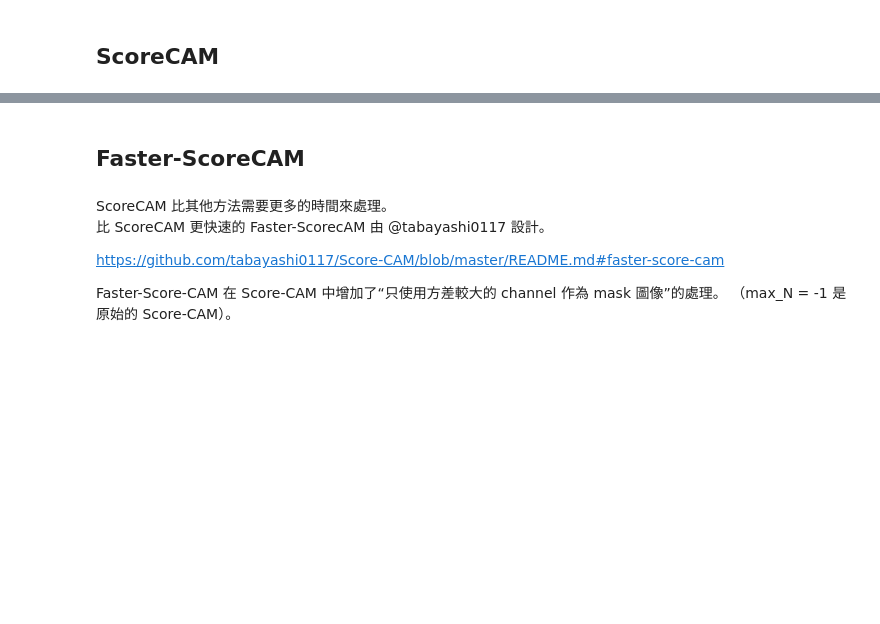
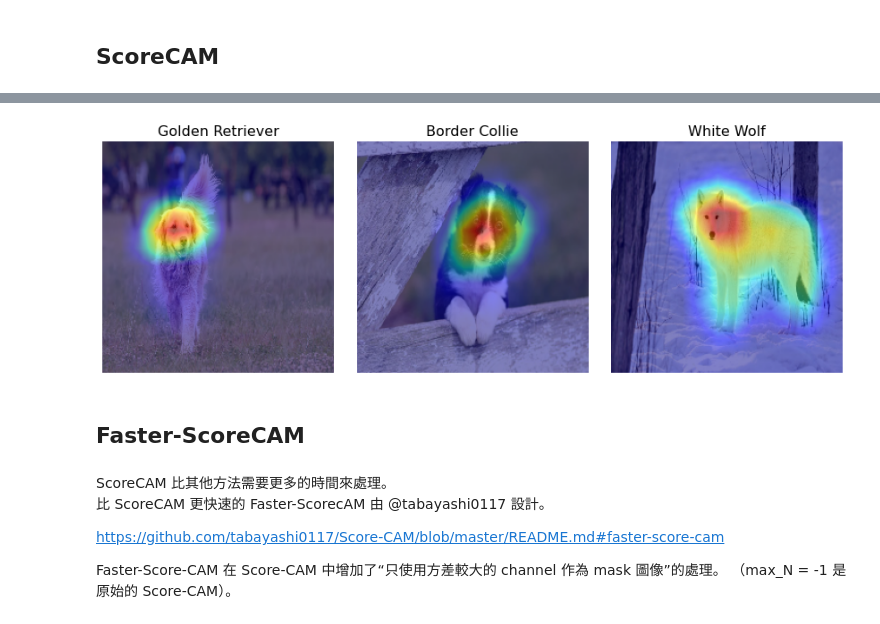
Before and after one commit to TA-aiacademy/course_3.0, a Jupyter notebook: 05_CVCNN/Part4_XAI/01_XAI.ipynb, the cells around one changed output, grey strips where cells are left out. Drawn from its saved outputs; the diff is of its cells as text; code cells hidden in the pictures; blank space fills up the shorter version.

```diff
--- a/05_CVCNN/Part4_XAI/01_XAI.ipynb
+++ b/05_CVCNN/Part4_XAI/01_XAI.ipynb
@@ -119,12 +163,14 @@ ScoreCAM 是另一種生成 Class Activation Map 的方法。 該方法的特點
 # %%
 # Create ScoreCAM object
-scorecam = Scorecam(model)
+scorecam = Scorecam(model, model_modifier=model_modifier_function)
 
 # Generate heatmap with ScoreCAM
 cam = scorecam(score_function, X, penultimate_layer=-1)
 
 # Plot results
 images_plot(image_titles, images, cam)
+# %% [output]
+[figure, added]
 # %% [markdown]
 ## Faster-ScoreCAM
 # %% [markdown]
```
Also changed, not shown: parts of 12 cells of this notebook.
